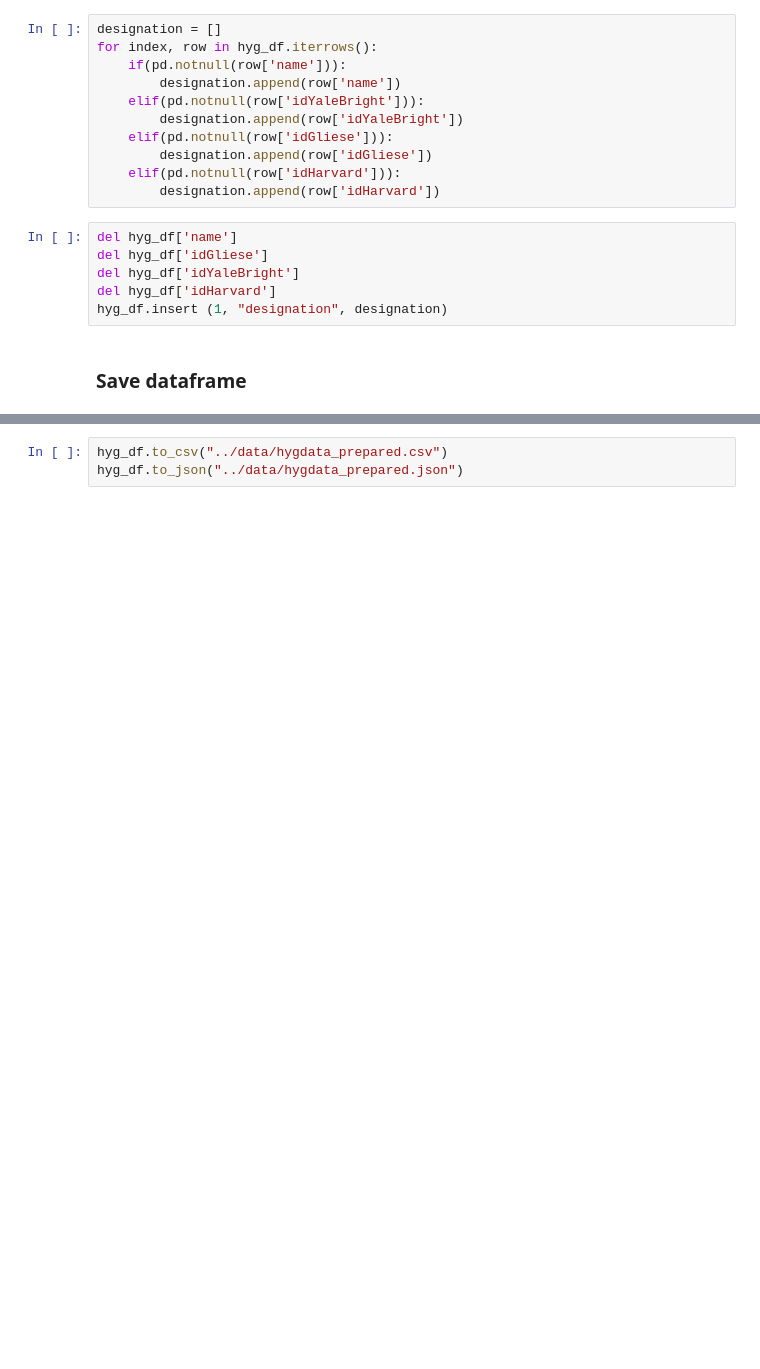
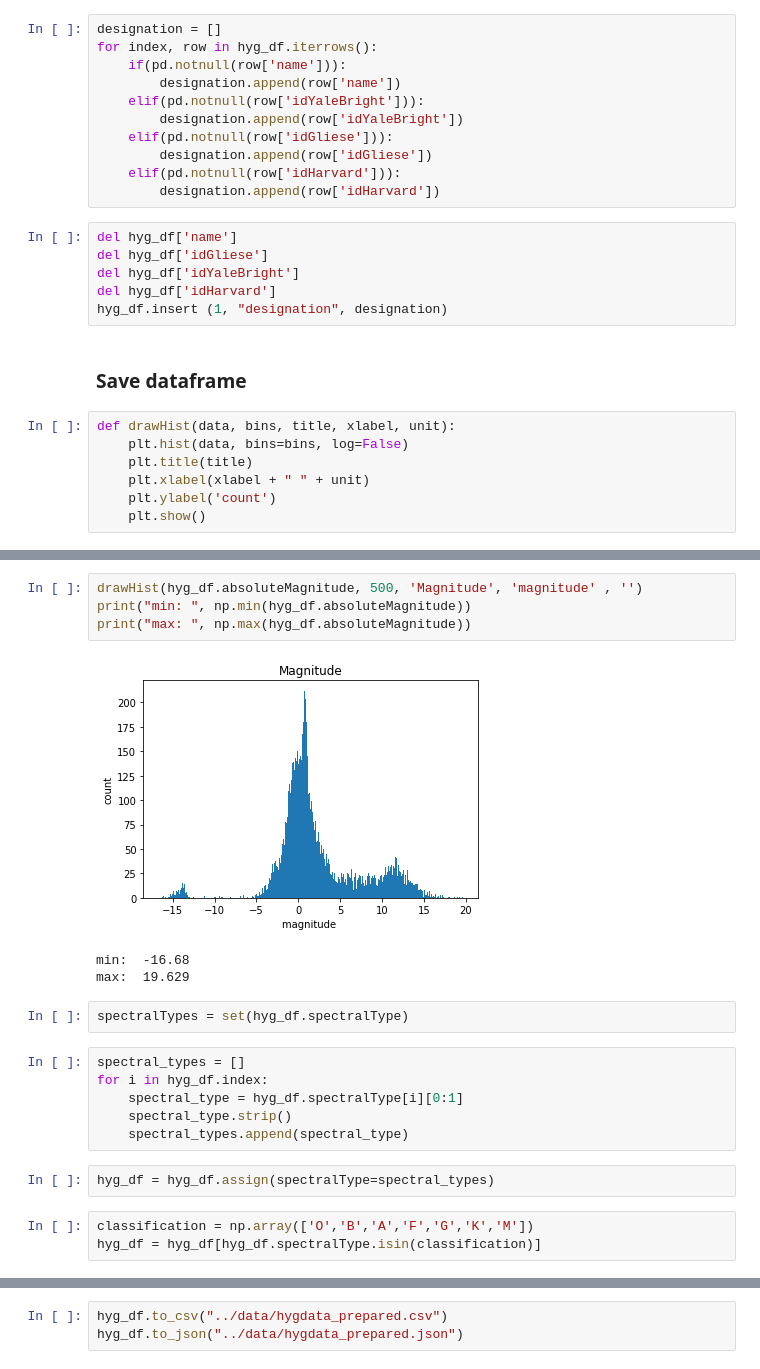
Before and after one commit to JuliaLauraMueller/IvisPro_StellarMap, a Jupyter notebook: source/python/datawrangling.ipynb, the cells around one changed output, grey strips where cells are left out. Cells and saved outputs as stored; diff of their text form; blank space fills up the shorter version.

Commit message:
scaled Magnitude for visualization

```diff
--- a/source/python/datawrangling.ipynb
+++ b/source/python/datawrangling.ipynb
@@ -65,3 +66,10 @@ del hyg_df['idHarvard']
 hyg_df.insert (1, "designation", designation)
 # %% [markdown]
 ### Save dataframe
+# %%
+def drawHist(data, bins, title, xlabel, unit):
+    plt.hist(data, bins=bins, log=False)
+    plt.title(title)
+    plt.xlabel(xlabel + " " + unit)
+    plt.ylabel('count')
+    plt.show()
@@ -67,0 +86,21 @@ hyg_df.insert (1, "designation", designation)
+# %%
+drawHist(hyg_df.absoluteMagnitude, 500, 'Magnitude', 'magnitude' , '')
+print("min: ", np.min(hyg_df.absoluteMagnitude))
+print("max: ", np.max(hyg_df.absoluteMagnitude))
+# %% [output]
+[figure, added]
+min:  -16.68
+max:  19.629
+# %%
+spectralTypes = set(hyg_df.spectralType)
+# %%
+spectral_types = []
+for i in hyg_df.index:
+    spectral_type = hyg_df.spectralType[i][0:1]
+    spectral_type.strip()
+    spectral_types.append(spectral_type)
+# %%
+hyg_df = hyg_df.assign(spectralType=spectral_types)
+# %%
+classification = np.array(['O','B','A','F','G','K','M'])
+hyg_df = hyg_df[hyg_df.spectralType.isin(classification)]
```
Also changed, not shown: parts of 12 cells of this notebook, 2 other files.
